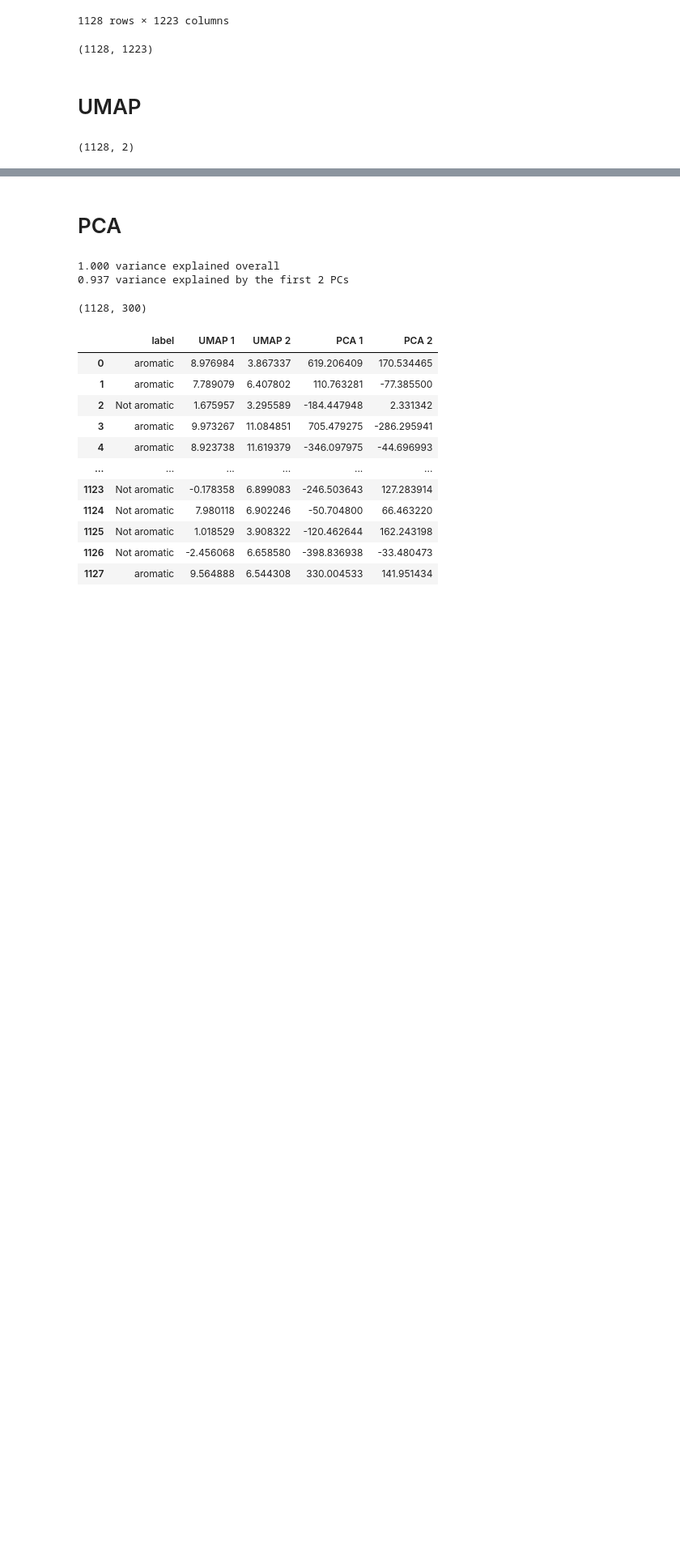
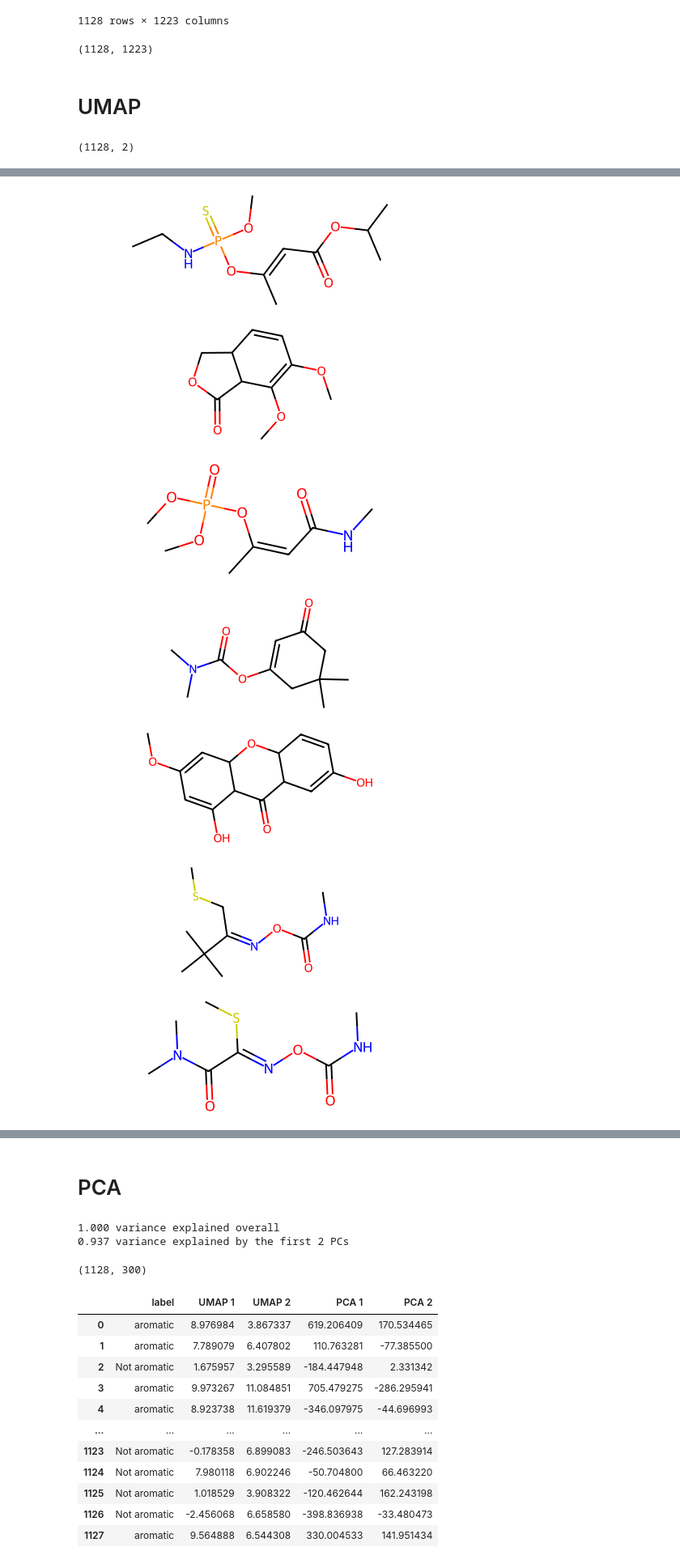
Before and after one commit to kspieks/cheminformatics_similarity, a Jupyter notebook: examples/visualize_chemical_space.ipynb, the cells around one changed output, grey strips where cells are left out. Shown at 81% size. Drawn from its saved outputs; the diff is of its cells as text; code cells hidden in the pictures; blank space fills up the shorter version.

```diff
--- a/examples/visualize_chemical_space.ipynb
+++ b/examples/visualize_chemical_space.ipynb
@@ -264,0 +279,9 @@ Text(0.5, 1.0, 'UMAP Embedding')
+# %%
+# inspect the non-aromatic molecules that are within the aromatic cluster
+df_tmp = (df
+          .query('`UMAP 1` > 7.5')
+          .query('`UMAP 1` < 10')
+          .query('`UMAP 2` < 8')
+          .query('`UMAP 2` > 5')
+         )
+df_tmp
@@ -265,3 +309,17 @@ Text(0.5, 1.0, 'UMAP Embedding')
+# %%
+# I guess UMAP is clustering based on double bonds?
+for i, row in df_tmp.query('label == "Not aromatic"').iterrows():
+    print('')
+    mol = Chem.MolFromSmiles(row.smiles)
+    display(mol)
+# %% [output]
+[figure, added]
+[figure, added]
+[figure, added]
+[figure, added]
+[figure, added]
+[figure, added]
+[figure, added]
 # %%
 method = 'UMAP'
 palette = sns.color_palette(['hotpink', 'dodgerblue'])
```
Also changed, not shown: parts of 19 cells of this notebook.
